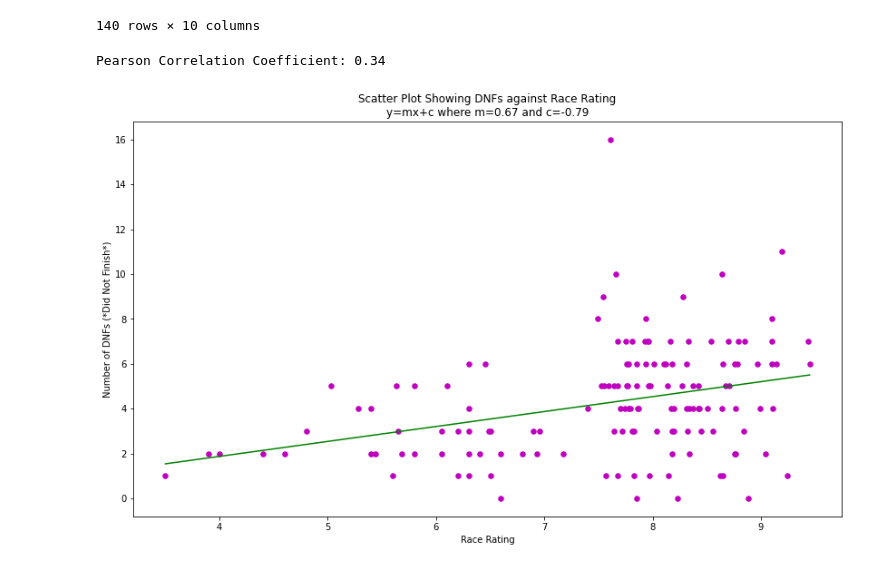
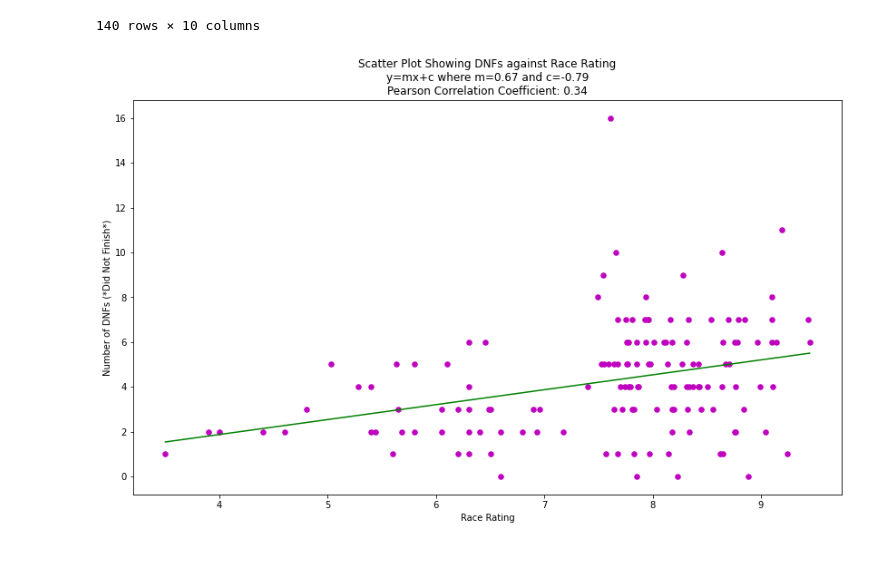
Before and after one commit to jasonhsu8/Formula-1-Project, a Jupyter notebook: JJ Notebooks/DataVisualisation.ipynb, the cells around one changed output. Saved outputs shown, nothing was run; the diff lists cells and outputs as text; code cells hidden in the pictures.

```diff
--- a/JJ Notebooks/DataVisualisation.ipynb
+++ b/JJ Notebooks/DataVisualisation.ipynb
@@ -569,16 +591,16 @@ def plot_regression_line(x,y,b):
 # %%
 #Scatter plot DNFs against Race Rating
 x = race_stats_ratings_no_spa_2021["Race Rating"]
 y = race_stats_ratings_no_spa_2021["DNF"]
 b = coef_linear_regression(x,y)
 
 plt.figure(figsize=(14,8))
 correlation_coefficient = correlation_coefficient(x,y)
-print("Pearson Correlation Coefficient: " + str(round(correlation_coefficient, 2)))
-plt.title("Scatter Plot Showing DNFs against Race Rating\ny=mx+c where m=" + str(round(b[1], 2)) + " and c=" + str(round(b[0], 2)))
+plt.title("Scatter Plot Showing DNFs against Race Rating\ny=mx+c where m="
+          + str(round(b[1], 2)) + " and c=" + str(round(b[0], 2)) +
+          "\nPearson Correlation Coefficient: " + str(round(correlation_coefficient, 2)))
 plt.xlabel("Race Rating")
 plt.ylabel("Number of DNFs (*Did Not Finish*)")
 plot_regression_line(x,y,b)
 # %% [output]
-Pearson Correlation Coefficient: 0.34
-[figure, old version]
+[figure, new version]
```
Also changed, not shown: parts of 6 cells of this notebook.
